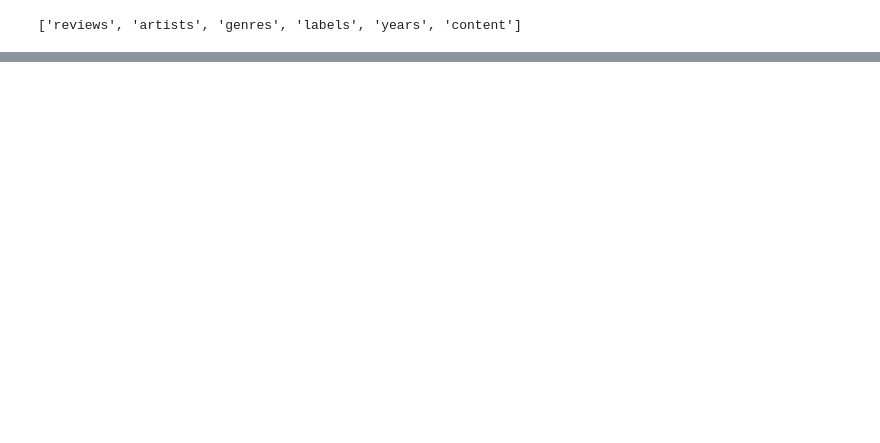
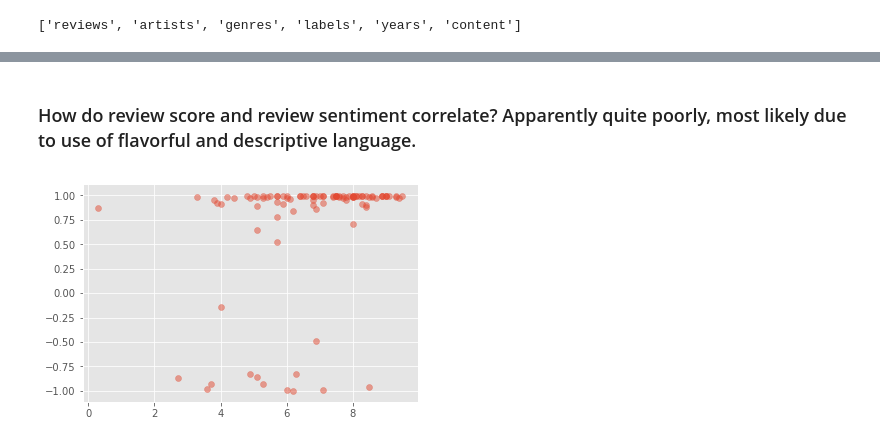
Before and after one commit to worldyne/module2_final_project, a Jupyter notebook: EDA.ipynb, the cells around one changed output, grey strips where cells are left out. Saved outputs shown, nothing was run; the diff lists cells and outputs as text; code cells hidden in the pictures; blank space fills up the shorter version.

```diff
--- a/EDA.ipynb
+++ b/EDA.ipynb
@@ -2,3 +2,13 @@
 # Data Exploration
 
 Here we perform some preliminary data analyses and formulate our questions and hypotheses at the end.
+# %%
+import psycopg2
+from sqlalchemy import create_engine
+import pandas as pd
+import numpy as np
+import seaborn as sns
+import matplotlib.pyplot as plt
+%matplotlib inline
+plt.style.use('ggplot')
+from vaderSentiment import vaderSentiment
@@ -34,0 +78,19 @@ postgres_to_df('reviews').head()
+# %%
+content = postgres_to_df('content')
+content.head()
+
+query = """
+SELECT
+    reviews.score,
+    reviews.reviewid,
+    reviews.pub_year,
+    content.content
+FROM reviews
+FULL OUTER JOIN content ON reviews.reviewid = content.reviewid
+ORDER BY reviews.pub_year
+"""
+engine = create_engine(db_path)
+conn = engine.connect()
+result = conn.execute(query)
+content = pd.DataFrame(result.fetchall(), columns=result.keys())
+content.head()
@@ -34,0 +108,4 @@ postgres_to_df('reviews').head()
+# %%
+sent_analyzer = vaderSentiment.SentimentIntensityAnalyzer()
+sentiments = [sent_analyzer.polarity_scores(text)['compound'] for text in content['content'][:100]]
+len(sentiments), type(sentiments)
@@ -34,0 +127,6 @@ postgres_to_df('reviews').head()
+# %% [markdown]
+### How do review score and review sentiment correlate? Apparently quite poorly, most likely due to use of flavorful and descriptive language.
+# %%
+plt.scatter(content['score'][:100], sentiments, alpha=0.5);
+# %% [output]
+[figure, added]
```
Also changed, not shown: parts of 23 cells of this notebook, 1 other file.
